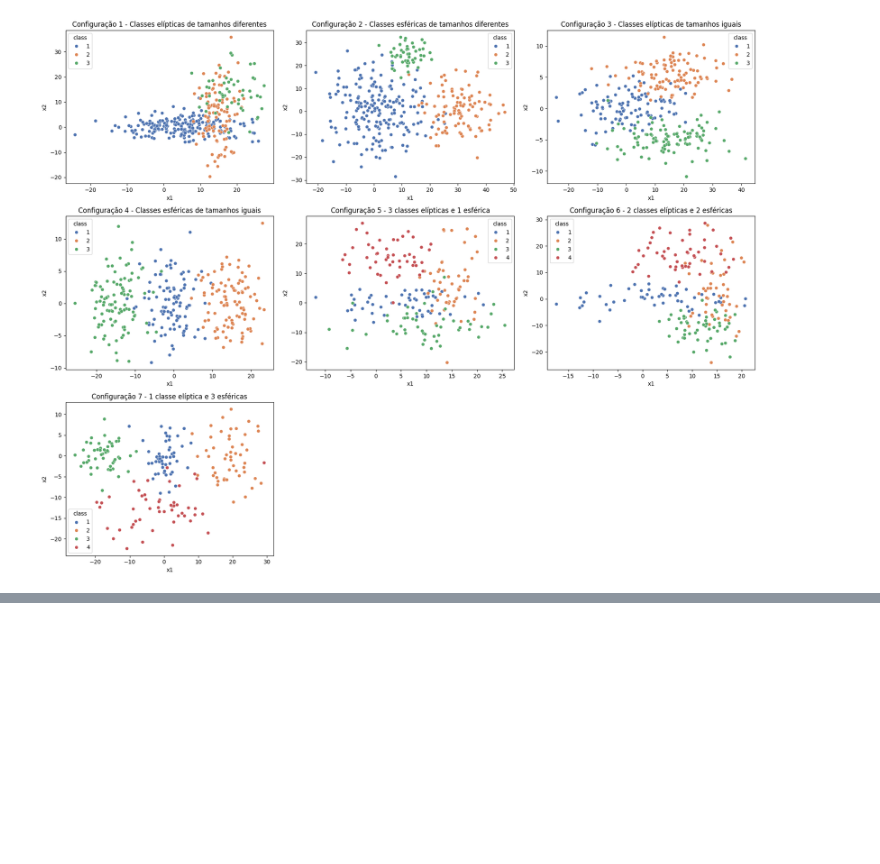
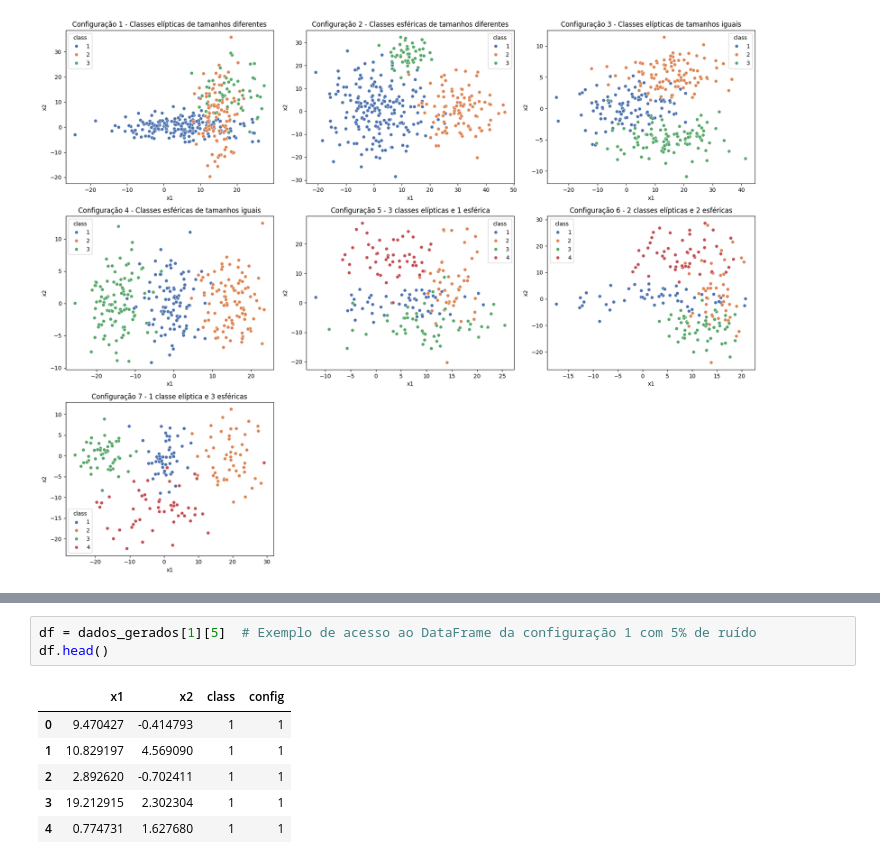
Before and after one commit to thomazcabral/Fuzzy_Clustering, a Jupyter notebook: synthetic_data.ipynb, the cells around one changed output, grey strips where cells are left out. Saved outputs shown, nothing was run; the diff lists cells and outputs as text; blank space fills up the shorter version.

```diff
--- a/synthetic_data.ipynb
+++ b/synthetic_data.ipynb
@@ -295,0 +189,10 @@ plt.show()
+# %%
+df = dados_gerados[1][5]  # Exemplo de acesso ao DataFrame da configuração 1 com 5% de ruído
+df.head()
+# %% [output]
+|  | x1 | x2 | class | config |
+| 0 | 9.470427 | -0.414793 | 1 | 1 |
+| 1 | 10.829197 | 4.569090 | 1 | 1 |
+| 2 | 2.892620 | -0.702411 | 1 | 1 |
+| 3 | 19.212915 | 2.302304 | 1 | 1 |
+| 4 | 0.774731 | 1.627680 | 1 | 1 |
```
Also changed, not shown: parts of 4 cells of this notebook.
